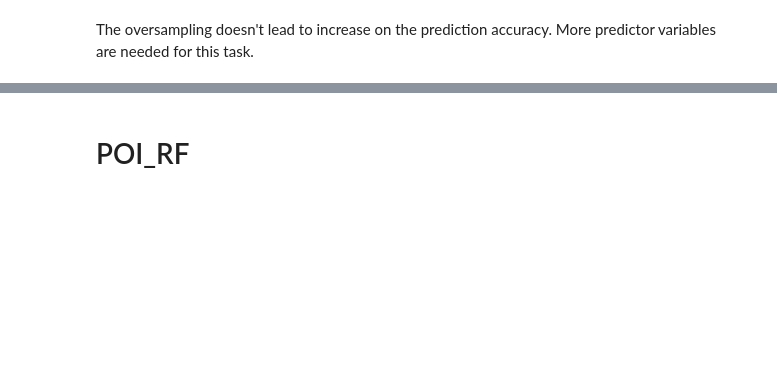
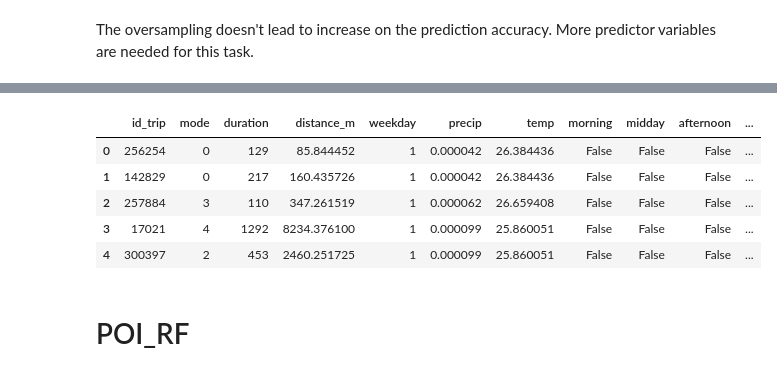
Before and after one commit to Thomasjkeel/Trip_Purpose_Classification, a Jupyter notebook: Notebooks/models/Models_RF.ipynb, the cells around one changed output, grey strips where cells are left out. Saved outputs shown, nothing was run; the diff lists cells and outputs as text; code cells hidden in the pictures; blank space fills up the shorter version.

Commit message:
export model results

```diff
--- a/Notebooks/models/Models_RF.ipynb
+++ b/Notebooks/models/Models_RF.ipynb
@@ -574,0 +652,5 @@ The oversampling doesn't lead to increase on the prediction accuracy. More predi
+# %%
+# set a random seed for train test split
+random.seed(datetime.datetime.now())
+rd_state = random.randint(0,1001)
+print(rd_state)
@@ -574,0 +659,4 @@ The oversampling doesn't lead to increase on the prediction accuracy. More predi
+# %%
+%%time
+# create new set of train/test data
+X_train, X_test, y_train, y_test, X_train_IDs, X_test_IDs = model_setup(X_17, y_17, rd_state)
@@ -574,0 +666,5 @@ The oversampling doesn't lead to increase on the prediction accuracy. More predi
+# %%
+# carry out modelling
+rf, rf_accuracy_test, rf_preds = run_rf(X_train, X_test, y_train, y_test,\
+                                                        n_estimators=200, max_depth=20)
+print('accuracy on testing data:', rf_accuracy_test)
@@ -574,0 +698,13 @@ The oversampling doesn't lead to increase on the prediction accuracy. More predi
+# %%
+# merge predictions back to data
+data_with_preds = merge_predictions_to_data(X_17, rf_preds, X_test, y_test, X_test_IDs)
+# %%
+# view data
+data_with_preds.head()
+# %% [output]
+|  | id_trip | mode | duration | distance_m | weekday | precip | temp | morning | midday | afternoon | ... |
+| 0 | 256254 | 0 | 129 | 85.844452 | 1 | 0.000042 | 26.384436 | False | False | False | ... |
+| 1 | 142829 | 0 | 217 | 160.435726 | 1 | 0.000042 | 26.384436 | False | False | False | ... |
+| 2 | 257884 | 3 | 110 | 347.261519 | 1 | 0.000062 | 26.659408 | False | False | False | ... |
+| 3 | 17021 | 4 | 1292 | 8234.376100 | 1 | 0.000099 | 25.860051 | False | False | False | ... |
+| 4 | 300397 | 2 | 453 | 2460.251725 | 1 | 0.000099 | 25.860051 | False | False | False | ... |
```
Also changed, not shown: parts of 27 cells of this notebook, 26 other files.
